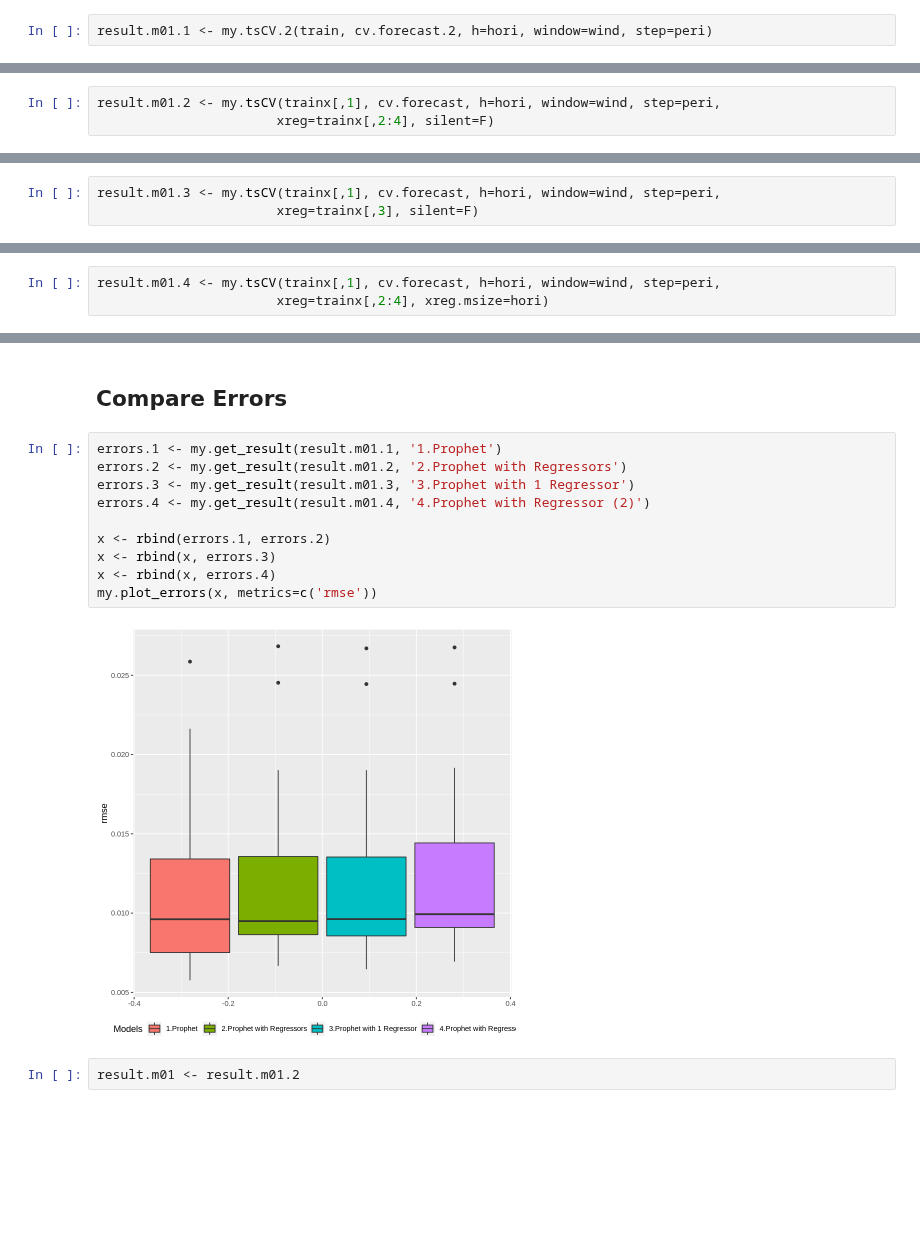
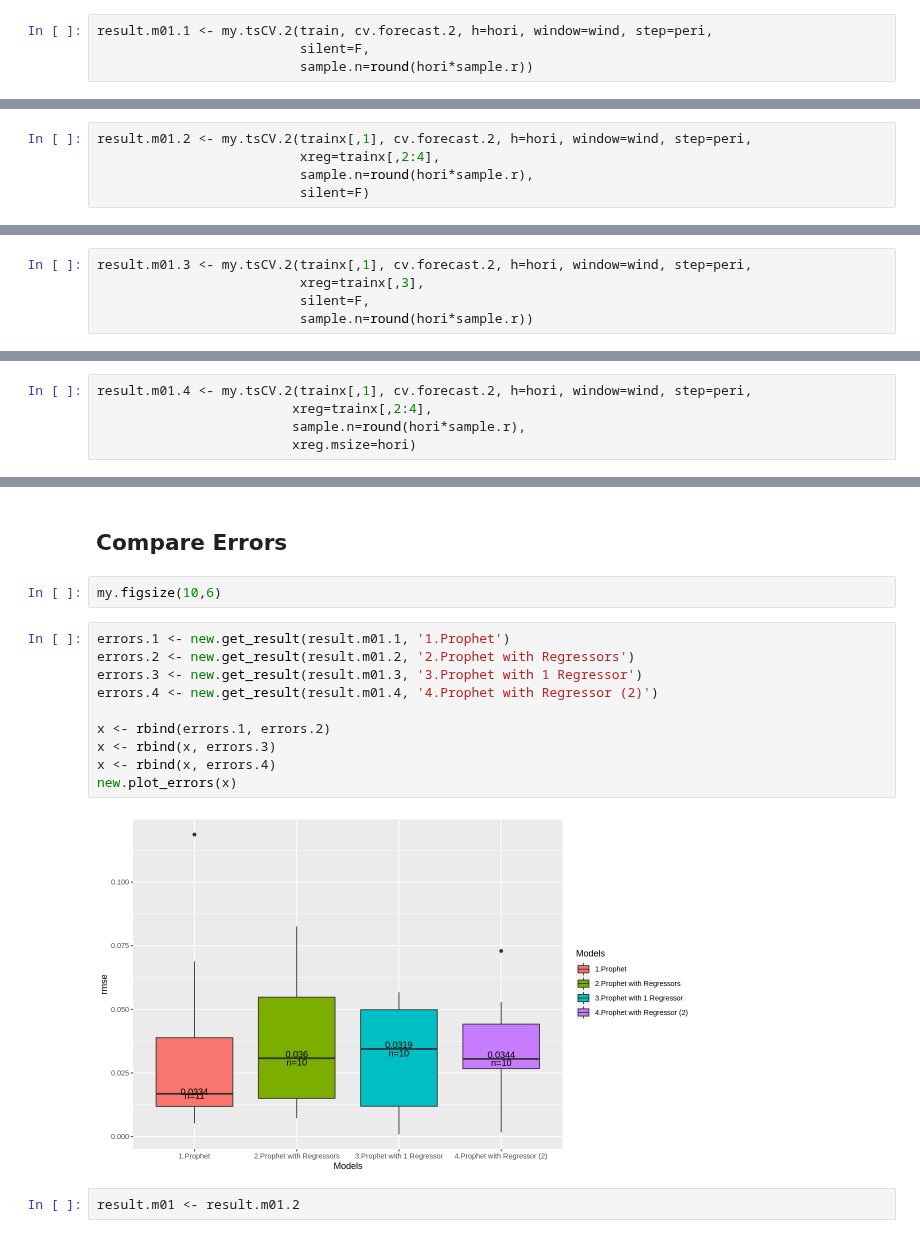
Before and after one commit to lbk209/timeseries, a Jupyter notebook: compare_timeseries_models_spx_monthly_return.ipynb, the cells around one changed output, grey strips where cells are left out. Saved outputs shown, nothing was run; the diff lists cells and outputs as text; blank space fills up the shorter version.

Commit message:
finish prophet

```diff
--- a/compare_timeseries_models_spx_monthly_return.ipynb
+++ b/compare_timeseries_models_spx_monthly_return.ipynb
@@ -309,6 +365,8 @@ cv.forecast.2 <- function(x, h, xreg=NULL, xreg.msize=NULL)
 # %% [markdown]
 ## Basic
 # %%
-result.m01.1 <- my.tsCV.2(train, cv.forecast.2, h=hori, window=wind, step=peri)
+result.m01.1 <- my.tsCV.2(train, cv.forecast.2, h=hori, window=wind, step=peri,
+                          silent=F,
+                          sample.n=round(hori*sample.r))
 # %% [output]
 Disabling daily seasonality. Run prophet with daily.seasonality=TRUE to override this.
@@ -439,7 +392,9 @@ ERROR: Error in `[.default`(x, , c("rmse", "mape")): subscript out of bounds
 # %% [markdown]
 ## Additional regressors
 # %%
-result.m01.2 <- my.tsCV(trainx[,1], cv.forecast, h=hori, window=wind, step=peri,
-                       xreg=trainx[,2:4], silent=F)
+result.m01.2 <- my.tsCV.2(trainx[,1], cv.forecast.2, h=hori, window=wind, step=peri,
+                          xreg=trainx[,2:4],
+                          sample.n=round(hori*sample.r),
+                          silent=F)
 # %% [output]
 Disabling daily seasonality. Run prophet with daily.seasonality=TRUE to override this.
@@ -470,5 +413,7 @@ Disabling daily seasonality. Run prophet with daily.seasonality=TRUE to override
 # %%
-result.m01.3 <- my.tsCV(trainx[,1], cv.forecast, h=hori, window=wind, step=peri,
-                       xreg=trainx[,3], silent=F)
+result.m01.3 <- my.tsCV.2(trainx[,1], cv.forecast.2, h=hori, window=wind, step=peri,
+                          xreg=trainx[,3],
+                          silent=F,
+                          sample.n=round(hori*sample.r))
 # %% [output]
 Disabling daily seasonality. Run prophet with daily.seasonality=TRUE to override this.
@@ -499,5 +432,7 @@ Disabling daily seasonality. Run prophet with daily.seasonality=TRUE to override
 # %%
-result.m01.4 <- my.tsCV(trainx[,1], cv.forecast, h=hori, window=wind, step=peri,
-                       xreg=trainx[,2:4], xreg.msize=hori)
+result.m01.4 <- my.tsCV.2(trainx[,1], cv.forecast.2, h=hori, window=wind, step=peri,
+                         xreg=trainx[,2:4],
+                         sample.n=round(hori*sample.r),
+                         xreg.msize=hori)
 # %% [output]
 Disabling daily seasonality. Run prophet with daily.seasonality=TRUE to override this.
@@ -528,17 +451,19 @@ Disabling daily seasonality. Run prophet with daily.seasonality=TRUE to override
 # %% [markdown]
 ## Compare Errors
+# %%
+my.figsize(10,6)
 # %%
-errors.1 <- my.get_result(result.m01.1, '1.Prophet')
-errors.2 <- my.get_result(result.m01.2, '2.Prophet with Regressors')
-errors.3 <- my.get_result(result.m01.3, '3.Prophet with 1 Regressor')
-errors.4 <- my.get_result(result.m01.4, '4.Prophet with Regressor (2)')
+errors.1 <- new.get_result(result.m01.1, '1.Prophet')
+errors.2 <- new.get_result(result.m01.2, '2.Prophet with Regressors')
+errors.3 <- new.get_result(result.m01.3, '3.Prophet with 1 Regressor')
+errors.4 <- new.get_result(result.m01.4, '4.Prophet with Regressor (2)')
 
 x <- rbind(errors.1, errors.2)
 x <- rbind(x, errors.3)
 x <- rbind(x, errors.4)
-my.plot_errors(x, metrics=c('rmse'))
+new.plot_errors(x)
 # %% [output]
-[figure, old version]
+[figure, new version]
 # %%
 result.m01 <- result.m01.2
 # %% [markdown]
```
Also changed, not shown: parts of 15 cells of this notebook.
